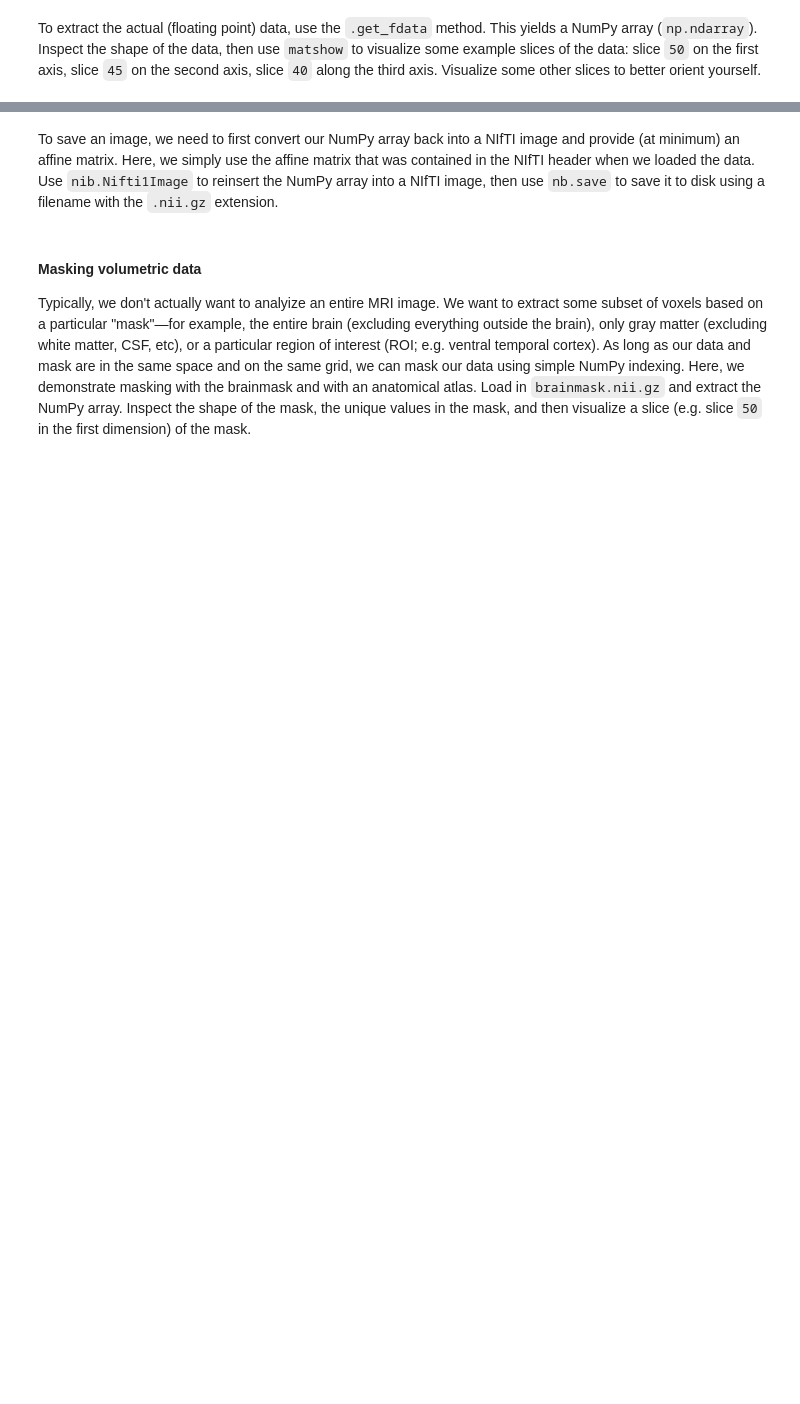
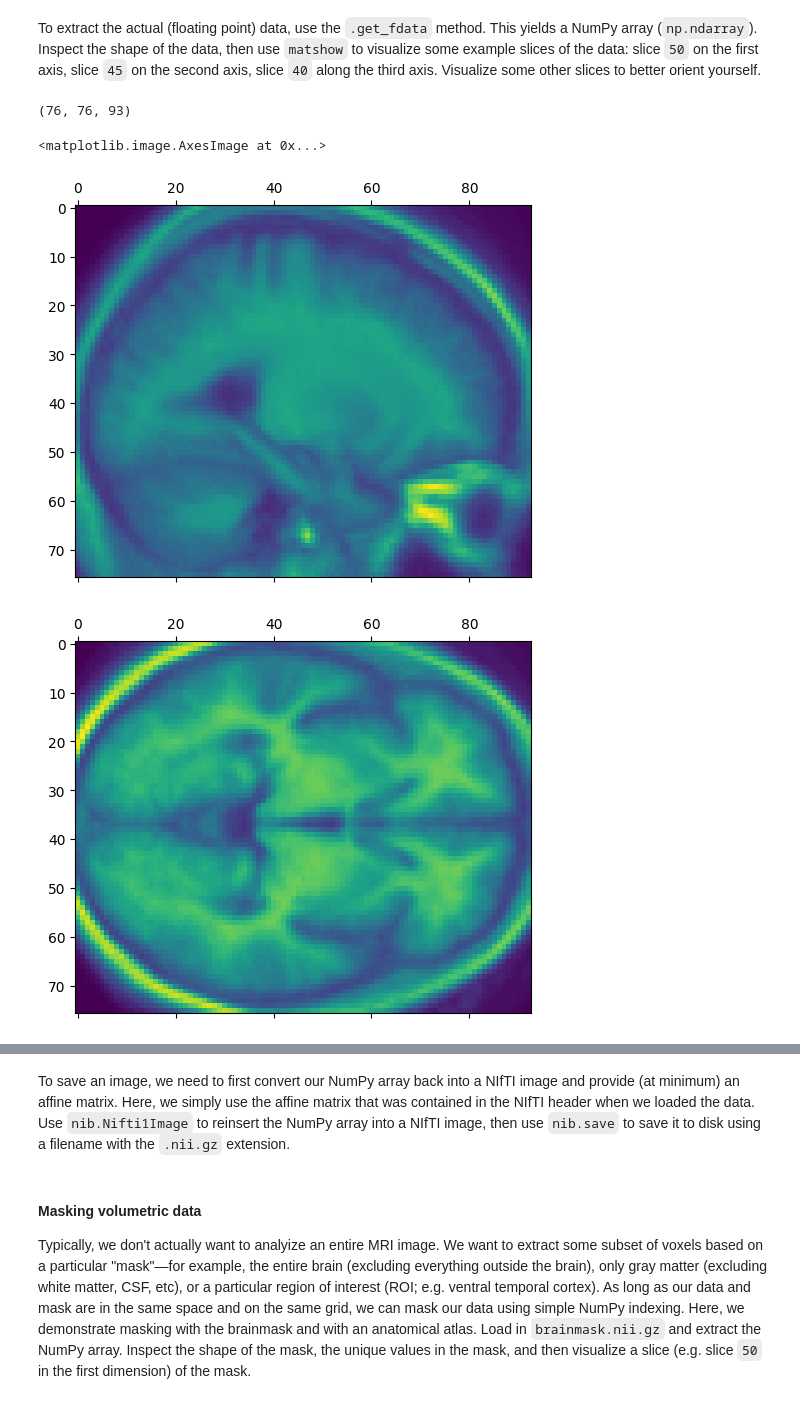
Before and after one commit to biancasanti/neu502b-2026, a Jupyter notebook: fmri-1/fmri-1-introduction.ipynb, the cells around one changed output, grey strips where cells are left out. Drawn from its saved outputs; the diff is of its cells as text; code cells hidden in the pictures; blank space fills up the shorter version.

```diff
--- a/fmri-1/fmri-1-introduction.ipynb
+++ b/fmri-1/fmri-1-introduction.ipynb
@@ -89,9 +97,22 @@ This structural image is stored in the widely-used (g-zipped) [NIfTI](https://ni
 To extract the actual (floating point) data, use the `.get_fdata` method. This yields a NumPy array (`np.ndarray`). Inspect the shape of the data, then use `matshow` to visualize some example slices of the data: slice `50` on the first axis, slice `45` on the second axis, slice `40` along the third axis. Visualize some other slices to better orient yourself.
 # %%
 # Extract data
+data = example.get_fdata()
+print(data.shape)
 
 # Visualize one slice along first axis
+plt.matshow(data[50])
+# first axis is sagittal
 
 # Visualize one slice along second axis
+plt.matshow(data[:, 45])
+# second axis is horizontal/axial
 
 # Visualize one slice along third axis
+plt.matshow(data[:, :, 40])
+# third axis is coronal
+# %% [output]
+(76, 76, 93)
+<matplotlib.image.AxesImage at 0x...>
+[figure, added]
+[figure, added]
@@ -98,4 +120,4 @@ To extract the actual (floating point) data, use the `.get_fdata` method. This y
 # %% [markdown]
-To save an image, we need to first convert our NumPy array back into a NIfTI image and provide (at minimum) an affine matrix. Here, we simply use the affine matrix that was contained in the NIfTI header when we loaded the data. Use `nib.Nifti1Image` to reinsert the NumPy array into a NIfTI image, then use `nb.save` to save it to disk using a filename with the `.nii.gz` extension.
+To save an image, we need to first convert our NumPy array back into a NIfTI image and provide (at minimum) an affine matrix. Here, we simply use the affine matrix that was contained in the NIfTI header when we loaded the data. Use `nib.Nifti1Image` to reinsert the NumPy array into a NIfTI image, then use `nib.save` to save it to disk using a filename with the `.nii.gz` extension.
 # %%
 # Convert data back into a NIfTI image
```
Also changed, not shown: parts of 7 cells of this notebook, 3 other files.
